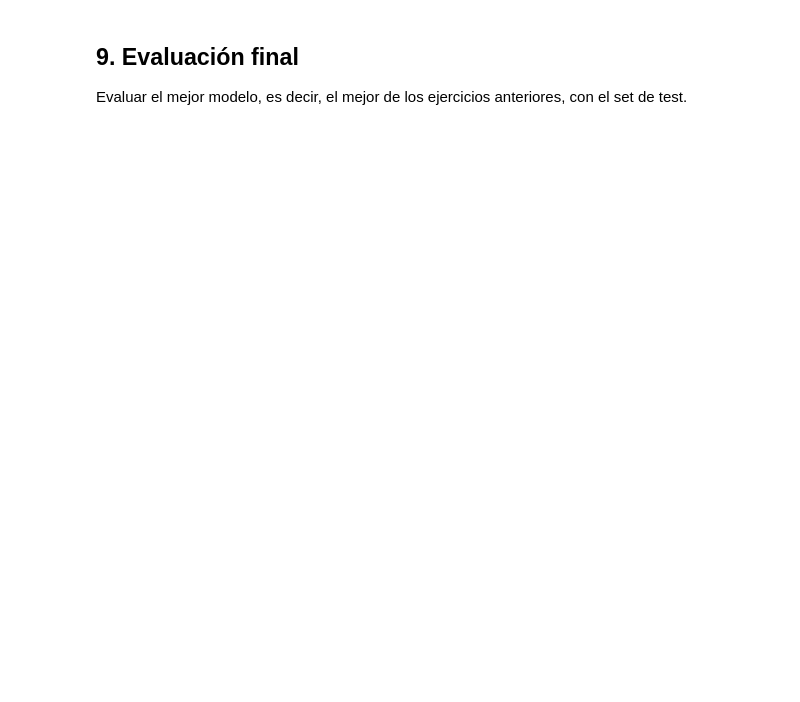
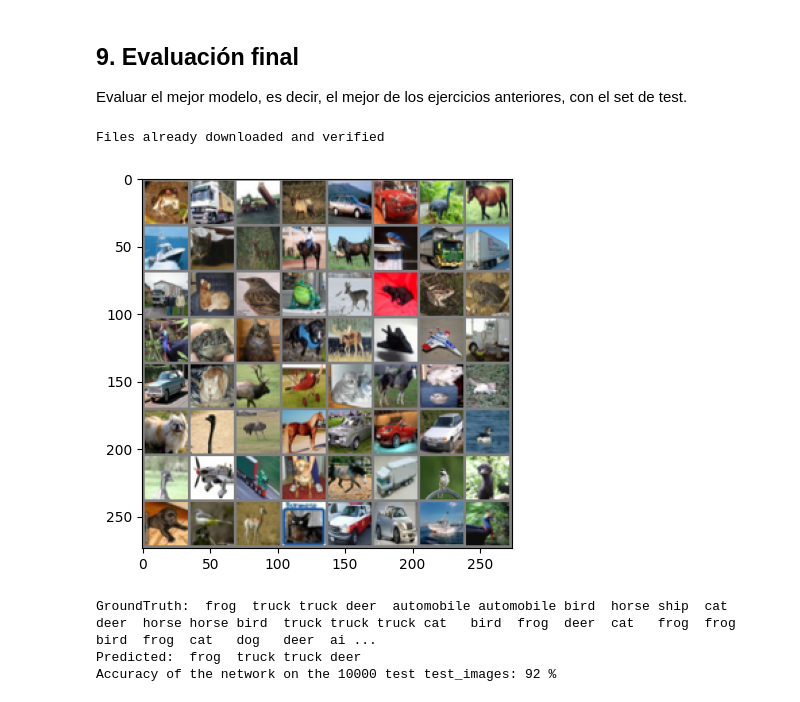
Before and after one commit to osaintnom/CIFAR10_img_clasiffication_CNN, a Jupyter notebook: TP3.ipynb, the cells around one changed output. Saved outputs shown, nothing was run; the diff lists cells and outputs as text; code cells hidden in the pictures; blank space fills up the shorter version.

Commit message:
changes finales

```diff
--- a/TP3.ipynb
+++ b/TP3.ipynb
@@ -903,3 +899,9 @@ if optimizar:
+# %%
+if optimizar:
+    # scheduler1 = ExponentialLR(optimizer, gamma=0.9)
+    scheduler1 = MultiStepLR(optimizer, milestones=[30,80], gamma=0.1)
+    # scheduler1 = ReduceLROnPlateau(optimizer, mode='min', factor=0.05, patience=2, threshold=0.0001, threshold_mode='rel', cooldown=0, min_lr=0, eps=1e-08, verbose=True)
+    # scheduler1 = StepLR(optimizer, step_size=15, gamma=0.1)
 # %% [markdown]
 ## 6. Entrenamiento - Mejora de parametros (lr, epochs, batchsize)
 Realizar experimentos evaluando distintos batch-sizes, epochs y reportar el mejor y peor experimento. ¿Qué resultados obtuvieron?
@@ -987,7 +989,7 @@ if mejoras_lr:
     learning_rate_range = [0.001, 0.002, 0.005,0.01,0.02,0.05,0.1]
     momentum_range = [0.6 + i * 0.05 for i in range(6)]
     weight_decay_range = [1e-2, 1e-3, 1e-4, 1e-5]  # Adjust the values as needed
-    epochs_range = list(range(10, 30, 5))
+    epochs_range = [3] #list(range(10, 30, 5))
     batch_size_values = [8, 16, 32, 64, 128, 256, 512]
 
     # Define the number of experiments you want to run
@@ -1098,8 +1100,6 @@ if mejoras_lr:
                                         running_loss,
                                         val_accuracy,
                                         val_loss,
-                                        data_augmentation,
-                                        weight_decay,
                                         regularizadores_data = {'data_augmentation': data_augmentation,'weight_decay': weight_decay,'L1':L1,'L2':L2})
             save_data_to_json(metadata,f'{experiment_name}.json')
             print(metadata)
@@ -1283,14 +1280,15 @@ hecho en la parte 1. Configuracion
-# %%
-#parametros finales
-if mejor:
-  #parametros
-  batch_size=
-  momentum=
-  learning_rate=
-  epochs=
-  experiment_name =
-  funcion_activacion=
-  optimizer=
-  scheduler1=
+# %%
+#parametros finales
+if mejor:
+  #parametros
+  batch_size= 64
+  momentum= 0.7
+  learning_rate= 0.001
+  epochs= 15
+  experiment_name = 'CNN_ResNet-18 relu6 SGD lr=0.01 batch_size=64 weight_decay=0.0001'
+  funcion_activacion= 'relu6'
+  weight_decay = 0.0001
+  optimizer = optim.SGD(net.parameters(), lr=learning_rate, momentum=momentum,weight_decay = weight_decay)
+  scheduler1= scheduler1 = ExponentialLR(optimizer, gamma=0.9)
 # %%
 experiment_name
@@ -1398,39 +1563,48 @@ net = ResNet18().to(device)
 net.load_state_dict(torch.load(PATH))
 
 #cargamos la data de test
-testset = create_testset(root='./data', transform=composed_test)
+if data_augmentation:
+  testset = create_testset(root='./data', transform=composed_test)
+else:
+  testset = create_testset(root='./data', transform=transform)
 testloader = create_testloader(trainset, batch_size=batch_size)
 
 dataiter = iter(testloader)
 data = next(dataiter)
 test_images, test_labels = data
 
 # print test_images
 imshow(torchvision.utils.make_grid(test_images))
 print("GroundTruth: ", " ".join(f"{classes[test_labels[j]]:5s}" for j in range(batch_size)))
 
 test_images, test_labels = data[0].to(device), data[1].to(device)
 outputs = net(test_images)
 _, predicted = torch.max(outputs, 1)
 
 print('Predicted: ', ' '.join(f'{classes[predicted[j]]:5s}'
                               for j in range(4)))
 
 correct = 0
 total = 0
 
 # since we're not training, we don't need to calculate the gradients for our outputs
 with torch.no_grad():
     for data in testloader:
         test_images, test_labels = data[0].to(device), data[1].to(device)
         # calculate outputs by running test_images through the network
         outputs = net(test_images)
         # the class with the highest energy is what we choose as prediction
         _, predicted = torch.max(outputs.data, 1)
         total += test_labels.size(0)
         correct += (predicted == test_labels).sum().item()
 
 print(f"Accuracy of the network on the 10000 test test_images: {100 * correct // total} %")
+# %% [output]
+Files already downloaded and verified
+[figure, added]
+GroundTruth:  frog  truck truck deer  automobile automobile bird  horse ship  cat   deer  horse horse bird  truck truck truck cat   bird  frog  deer  cat   frog  frog  bird  frog  cat   dog   deer  ai ...
+Predicted:  frog  truck truck deer
+Accuracy of the network on the 10000 test test_images: 92 %
 # %%
 
 # prepare to count predictions for each class
```
Also changed, not shown: parts of 25 cells of this notebook.
